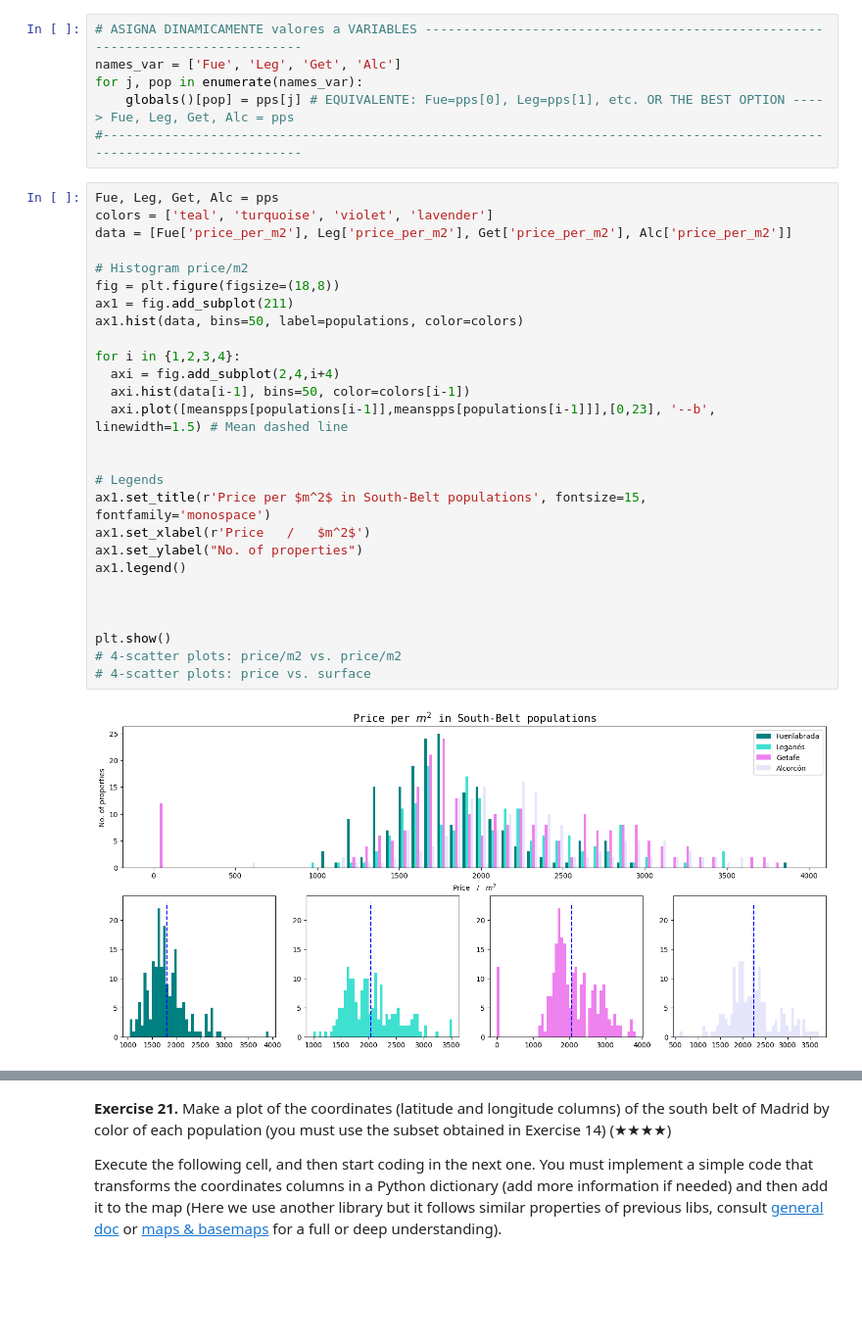
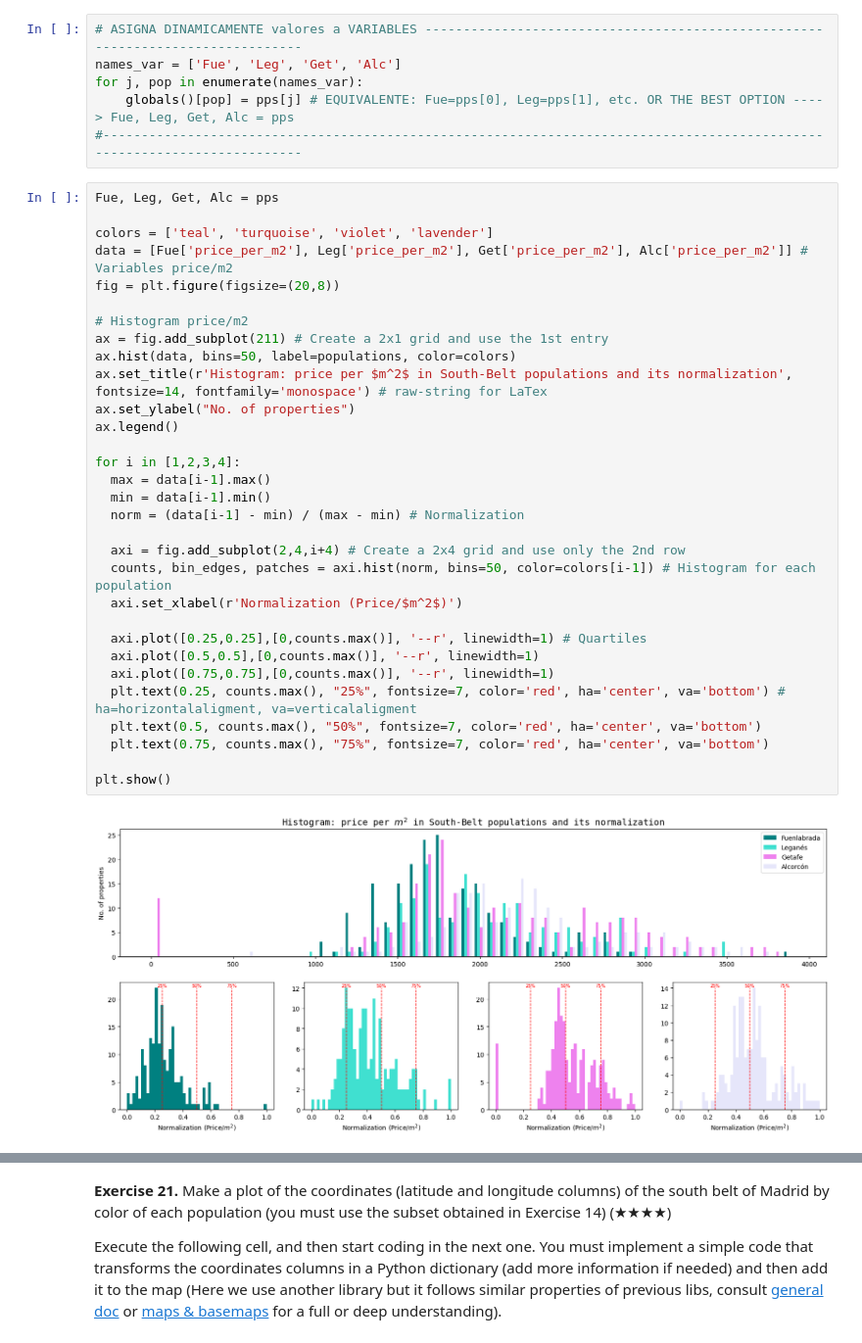
Before and after one commit to Caavlier/Proyect-RealState, a Jupyter notebook: Real_Estate_Clean_Up_Project_0.ipynb, the cells around one changed output, grey strips where cells are left out. Shown at 98% size. Saved outputs shown, nothing was run; the diff lists cells and outputs as text; blank space fills up the shorter version.

```diff
--- a/Real_Estate_Clean_Up_Project_0.ipynb
+++ b/Real_Estate_Clean_Up_Project_0.ipynb
@@ -907,32 +906,36 @@ names_var = ['Fue', 'Leg', 'Get', 'Alc']
 for j, pop in enumerate(names_var):
     globals()[pop] = pps[j] # EQUIVALENTE: Fue=pps[0], Leg=pps[1], etc. OR THE BEST OPTION ----> Fue, Leg, Get, Alc = pps
 #-------------------------------------------------------------------------------------------------------------------------
-# %%
-Fue, Leg, Get, Alc = pps
-colors = ['teal', 'turquoise', 'violet', 'lavender']
-data = [Fue['price_per_m2'], Leg['price_per_m2'], Get['price_per_m2'], Alc['price_per_m2']]
-
-# Histogram price/m2
-fig = plt.figure(figsize=(18,8))
-ax1 = fig.add_subplot(211)
-ax1.hist(data, bins=50, label=populations, color=colors)
-
-for i in {1,2,3,4}:
-  axi = fig.add_subplot(2,4,i+4)
-  axi.hist(data[i-1], bins=50, color=colors[i-1])
-  axi.plot([meanspps[populations[i-1]],meanspps[populations[i-1]]],[0,23], '--b', linewidth=1.5) # Mean dashed line
-
-
-# Legends
-ax1.set_title(r'Price per $m^2$ in South-Belt populations', fontsize=15, fontfamily='monospace')
-ax1.set_xlabel(r'Price   /   $m^2$')
-ax1.set_ylabel("No. of properties")
-ax1.legend()
-
-
-
-plt.show()
-# 4-scatter plots: price/m2 vs. price/m2
-# 4-scatter plots: price vs. surface
-# %% [output]
-[figure, removed]
+# %%
+Fue, Leg, Get, Alc = pps
+
+colors = ['teal', 'turquoise', 'violet', 'lavender']
+data = [Fue['price_per_m2'], Leg['price_per_m2'], Get['price_per_m2'], Alc['price_per_m2']] # Variables price/m2
+fig = plt.figure(figsize=(20,8))
+
+# Histogram price/m2
+ax = fig.add_subplot(211) # Create a 2x1 grid and use the 1st entry
+ax.hist(data, bins=50, label=populations, color=colors)
+ax.set_title(r'Histogram: price per $m^2$ in South-Belt populations and its normalization', fontsize=14, fontfamily='monospace') # raw-string for LaTex
+ax.set_ylabel("No. of properties")
+ax.legend()
+
+for i in [1,2,3,4]:
+  max = data[i-1].max()
+  min = data[i-1].min()
+  norm = (data[i-1] - min) / (max - min) # Normalization
+
+  axi = fig.add_subplot(2,4,i+4) # Create a 2x4 grid and use only the 2nd row
+  counts, bin_edges, patches = axi.hist(norm, bins=50, color=colors[i-1]) # Histogram for each population
+  axi.set_xlabel(r'Normalization (Price/$m^2$)')
+
+  axi.plot([0.25,0.25],[0,counts.max()], '--r', linewidth=1) # Quartiles
+  axi.plot([0.5,0.5],[0,counts.max()], '--r', linewidth=1)
+  axi.plot([0.75,0.75],[0,counts.max()], '--r', linewidth=1)
+  plt.text(0.25, counts.max(), "25%", fontsize=7, color='red', ha='center', va='bottom') # ha=horizontalaligment, va=verticalaligment
+  plt.text(0.5, counts.max(), "50%", fontsize=7, color='red', ha='center', va='bottom')
+  plt.text(0.75, counts.max(), "75%", fontsize=7, color='red', ha='center', va='bottom')
+
+plt.show()
+# %% [output]
+[figure, added]
```
Also changed, not shown: parts of 7 cells of this notebook.
